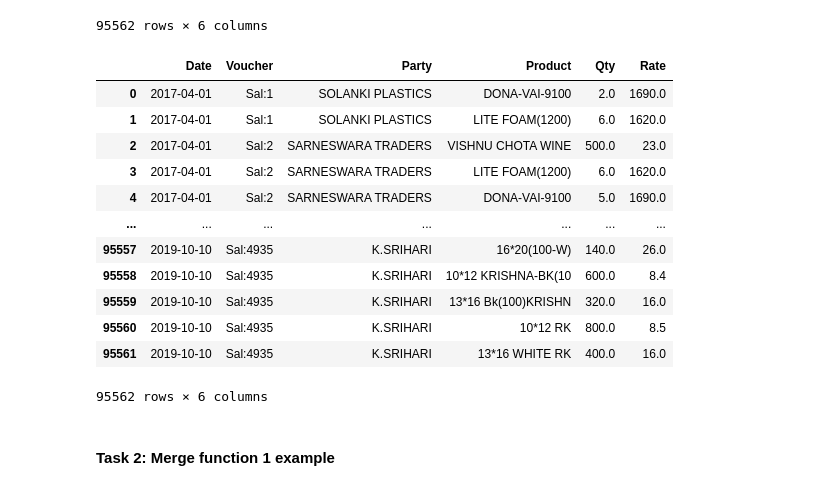
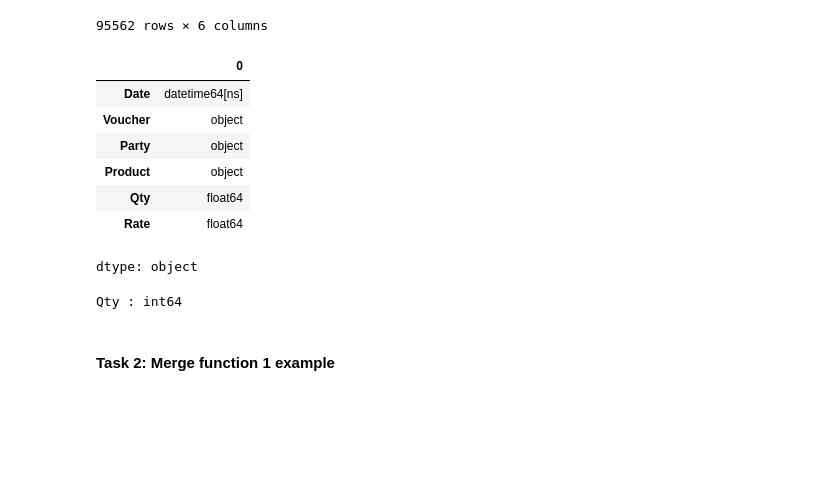
Before and after one commit to manojsankarkumar/manojsankarkumar.github.io, a Jupyter notebook: Chapter_4_(Tasks)_2.ipynb, the cells around one changed output. Drawn from its saved outputs; the diff is of its cells as text; code cells hidden in the pictures; blank space fills up the shorter version.

```diff
--- a/Chapter_4_(Tasks)_2.ipynb
+++ b/Chapter_4_(Tasks)_2.ipynb
@@ -120,23 +115,27 @@ sales_cleaned_df
 # %%
 # Step 8: Drop the index column
 
 sales_cleaned_df.drop(sales_cleaned_df.columns[0],axis=1)
 
-sales_cleaned_df
+sales_cleaned_df.dtypes
 # %% [output]
-|  | Date | Voucher | Party | Product | Qty | Rate |
-| 0 | 2017-04-01 | Sal:1 | SOLANKI PLASTICS | DONA-VAI-9100 | 2.0 | 1690.0 |
-| 1 | 2017-04-01 | Sal:1 | SOLANKI PLASTICS | LITE FOAM(1200) | 6.0 | 1620.0 |
-| 2 | 2017-04-01 | Sal:2 | SARNESWARA TRADERS | VISHNU CHOTA WINE | 500.0 | 23.0 |
-| 3 | 2017-04-01 | Sal:2 | SARNESWARA TRADERS | LITE FOAM(1200) | 6.0 | 1620.0 |
-| 4 | 2017-04-01 | Sal:2 | SARNESWARA TRADERS | DONA-VAI-9100 | 5.0 | 1690.0 |
-| ... | ... | ... | ... | ... | ... | ... |
-| 95557 | 2019-10-10 | Sal:4935 | K.SRIHARI | 16*20(100-W) | 140.0 | 26.0 |
-| 95558 | 2019-10-10 | Sal:4935 | K.SRIHARI | 10*12 KRISHNA-BK(10 | 600.0 | 8.4 |
-| 95559 | 2019-10-10 | Sal:4935 | K.SRIHARI | 13*16 Bk(100)KRISHN | 320.0 | 16.0 |
-| 95560 | 2019-10-10 | Sal:4935 | K.SRIHARI | 10*12 RK | 800.0 | 8.5 |
-| 95561 | 2019-10-10 | Sal:4935 | K.SRIHARI | 13*16 WHITE RK | 400.0 | 16.0 |
+|  | 0 |
+| Date | datetime64[ns] |
+| Voucher | object |
+| Party | object |
+| Product | object |
+| Qty | float64 |
+| Rate | float64 |
-95562 rows × 6 columns
+dtype: object
+# %%
+# Step 9: Convert Qty column from float to int
+
+sales_cleaned_df['Qty'] = sales_cleaned_df['Qty'].astype(int)
+
+# Verify the change
+print("Qty :",sales_cleaned_df['Qty'].dtypes)
+# %% [output]
+Qty : int64
 # %% [markdown]
 #### Task 2: Merge function 1 example
 # %%
```
Also changed, not shown: parts of 8 cells of this notebook.
